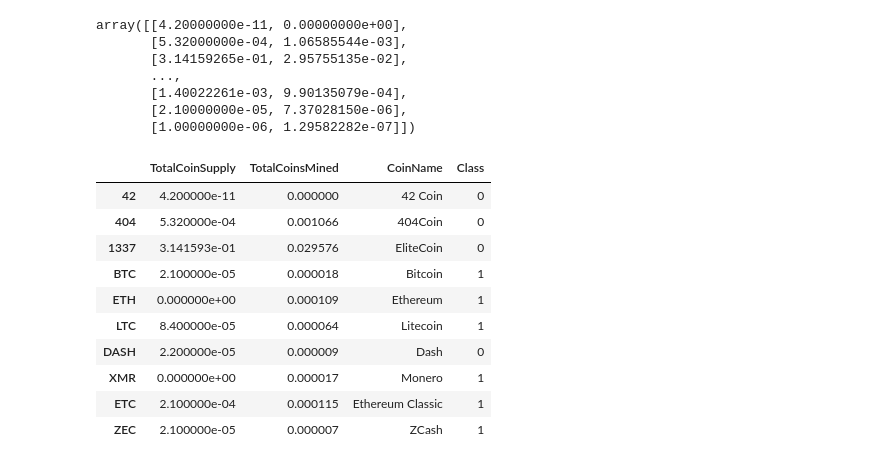
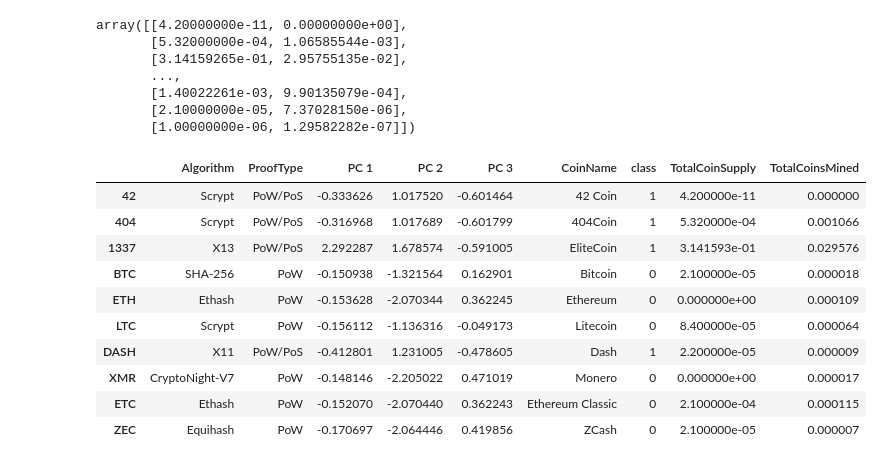
Before and after one commit to mgsrichard/Cryptocurrencies, a Jupyter notebook: crypto_clustering.ipynb, the cells around one changed output. Cells and saved outputs as stored; diff of their text form; code cells hidden in the pictures.

```diff
--- a/crypto_clustering.ipynb
+++ b/crypto_clustering.ipynb
@@ -328,15 +327,19 @@ array([0, 0, 0, 3, 3, 3, 0, 3, 3, 3, 0, 3, 0, 0, 3, 0, 3, 3, 0, 0, 3, 3,
 # Create a new DataFrame including predicted clusters and cryptocurrencies features.
 # Concatentate the crypto_df and pcs_df DataFrames on the same columns.
 # YOUR CODE HERE
-crypto_pca_df["class"] = model.labels_
 
+
+clustered_df = pd.concat([crypto_df, crypto_pca_df],axis=1)
+clustered_df
 #  Add a new column, "CoinName" to the clustered_df DataFrame that holds the names of the cryptocurrencies.
 # YOUR CODE HERE
-
+clustered_df["CoinName"]=names_df["CoinName"]
 #  Add a new column, "Class" to the clustered_df DataFrame that holds the predictions.
 # YOUR CODE HERE
+clustered_df["class"] = model.labels_
+clustered_df.rename(columns = {0: "PC 1",1:"PC 2",2:"PC 3"},inplace=True)
 
 # Print the shape of the clustered_df
-print(clustered_df.shape)
+#print(clustered_df.shape)
 clustered_df.head(10)
 # %% [output]
@@ -374,7 +431,12 @@ clustered_df.head(10)
 There are 532 tradable cryptocurrencies.
 # %%
 # Scaling data to create the scatter plot with tradable cryptocurrencies.
-# YOUR CODE HERE
+
+clustered_scaled = clustered_df.copy()
+two_cols_to_scale = clustered_df[["TotalCoinSupply","TotalCoinsMined"]]
+
+two_columns_scaled = MinMaxScaler().fit_transform(two_cols_to_scale)
+two_columns_scaled
 # %% [output]
 array([[4.20000000e-11, 0.00000000e+00],
        [5.32000000e-04, 1.06585544e-03],
@@ -386,26 +448,38 @@ array([[4.20000000e-11, 0.00000000e+00],
 # %%
 # Create a new DataFrame that has the scaled data with the clustered_df DataFrame index.
 # YOUR CODE HERE
+two_columns_scaled = pd.DataFrame(two_columns_scaled,columns=["TotalCoinSupply_scaled","TotalCoinsMined_scaled"])
+
+two_columns_scaled['id_num'] = crypto_id
+two_columns_scaled = two_columns_scaled.set_index('id_num')
+two_columns_scaled.index.name = None
+
 
 # Add the "CoinName" column from the clustered_df DataFrame to the new DataFrame.
 # YOUR CODE HERE
+#already there
 
 # Add the "Class" column from the clustered_df DataFrame to the new DataFrame.
 # YOUR CODE HERE
+#already there
+clustered_scaled = pd.concat([clustered_df, two_columns_scaled],axis=1)
+clustered_scaled.drop(["TotalCoinsMined","TotalCoinSupply"],axis=1,inplace=True)
+clustered_scaled.rename(columns = {"TotalCoinsMined_scaled": "TotalCoinsMined","TotalCoinSupply_scaled":"TotalCoinSupply"},inplace=True)
+clustered_scaled.head(10)
 
-plot_df.head(10)
+#plot_df.head(10)
 # %% [output]
-|  | TotalCoinSupply | TotalCoinsMined | CoinName | Class |
-| 42 | 4.200000e-11 | 0.000000 | 42 Coin | 0 |
-| 404 | 5.320000e-04 | 0.001066 | 404Coin | 0 |
-| 1337 | 3.141593e-01 | 0.029576 | EliteCoin | 0 |
-| BTC | 2.100000e-05 | 0.000018 | Bitcoin | 1 |
-| ETH | 0.000000e+00 | 0.000109 | Ethereum | 1 |
-| LTC | 8.400000e-05 | 0.000064 | Litecoin | 1 |
-| DASH | 2.200000e-05 | 0.000009 | Dash | 0 |
-| XMR | 0.000000e+00 | 0.000017 | Monero | 1 |
-| ETC | 2.100000e-04 | 0.000115 | Ethereum Classic | 1 |
-| ZEC | 2.100000e-05 | 0.000007 | ZCash | 1 |
+|  | Algorithm | ProofType | PC 1 | PC 2 | PC 3 | CoinName | class | TotalCoinSupply | TotalCoinsMined |
+| 42 | Scrypt | PoW/PoS | -0.333626 | 1.017520 | -0.601464 | 42 Coin | 1 | 4.200000e-11 | 0.000000 |
+| 404 | Scrypt | PoW/PoS | -0.316968 | 1.017689 | -0.601799 | 404Coin | 1 | 5.320000e-04 | 0.001066 |
+| 1337 | X13 | PoW/PoS | 2.292287 | 1.678574 | -0.591005 | EliteCoin | 1 | 3.141593e-01 | 0.029576 |
+| BTC | SHA-256 | PoW | -0.150938 | -1.321564 | 0.162901 | Bitcoin | 0 | 2.100000e-05 | 0.000018 |
+| ETH | Ethash | PoW | -0.153628 | -2.070344 | 0.362245 | Ethereum | 0 | 0.000000e+00 | 0.000109 |
+| LTC | Scrypt | PoW | -0.156112 | -1.136316 | -0.049173 | Litecoin | 0 | 8.400000e-05 | 0.000064 |
+| DASH | X11 | PoW/PoS | -0.412801 | 1.231005 | -0.478605 | Dash | 1 | 2.200000e-05 | 0.000009 |
+| XMR | CryptoNight-V7 | PoW | -0.148146 | -2.205022 | 0.471019 | Monero | 0 | 0.000000e+00 | 0.000017 |
+| ETC | Ethash | PoW | -0.152070 | -2.070440 | 0.362243 | Ethereum Classic | 0 | 2.100000e-04 | 0.000115 |
+| ZEC | Equihash | PoW | -0.170697 | -2.064446 | 0.419856 | ZCash | 0 | 2.100000e-05 | 0.000007 |
 # %%
 # Create a hvplot.scatter plot using x="TotalCoinsMined" and y="TotalCoinSupply".
 # YOUR CODE HERE
```
Also changed, not shown: parts of 13 cells of this notebook.
